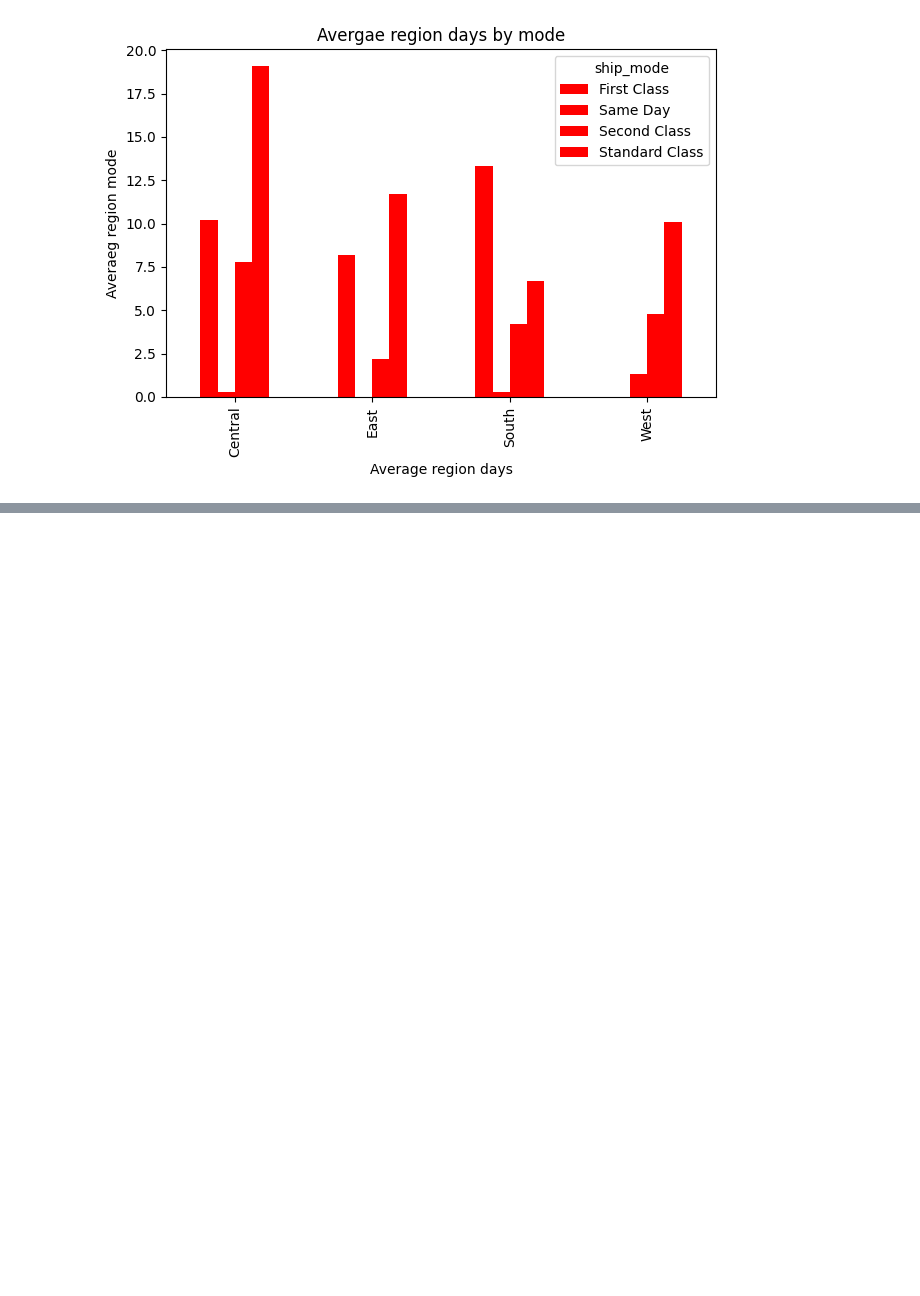
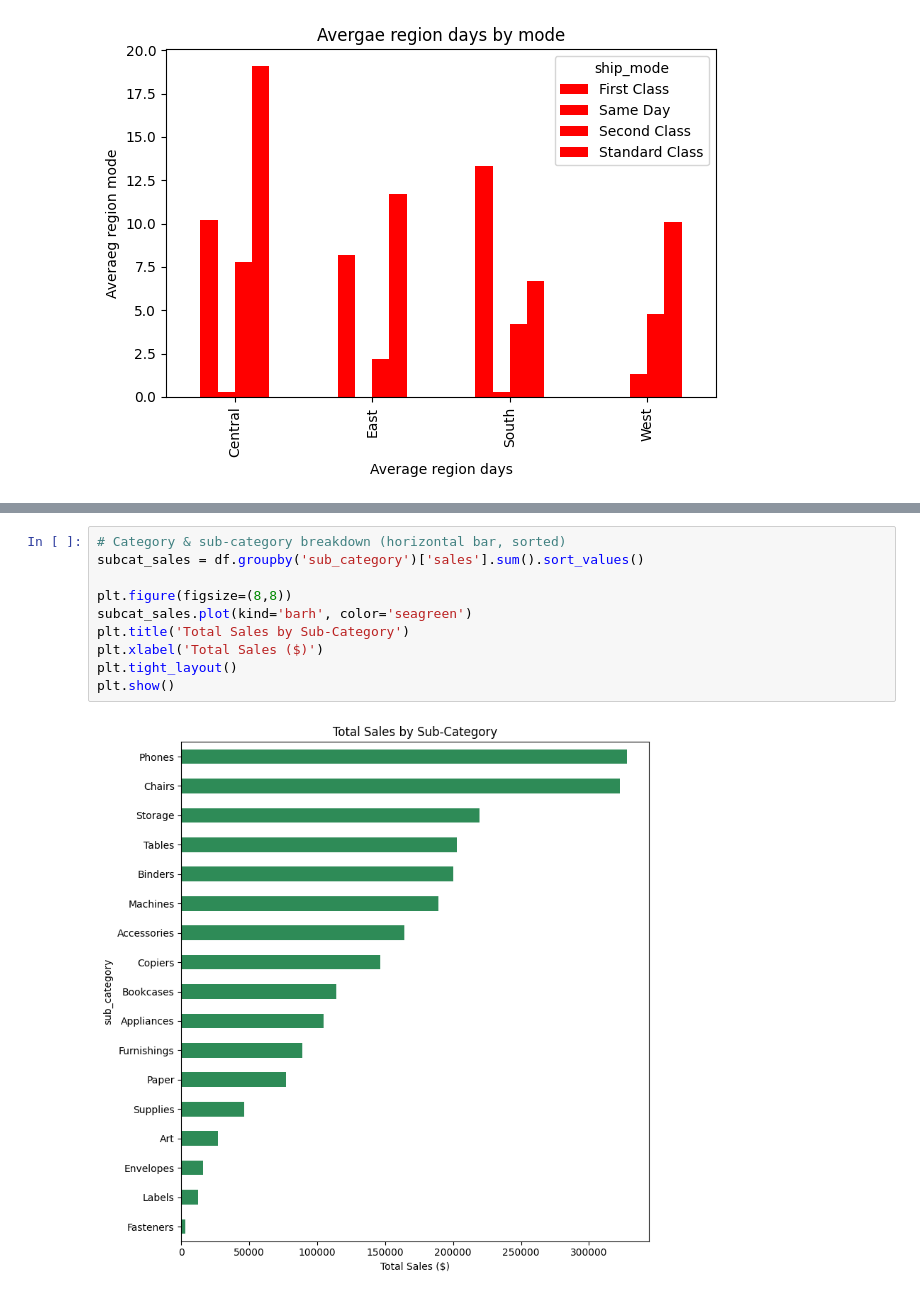
Before and after one commit to suzzzel5/Superstore-end-to-end-analysis, a Jupyter notebook: notebooks/data_analysis.ipynb, the cells around one changed output, grey strips where cells are left out. Saved outputs shown, nothing was run; the diff lists cells and outputs as text; blank space fills up the shorter version.

```diff
--- a/notebooks/data_analysis.ipynb
+++ b/notebooks/data_analysis.ipynb
@@ -344,0 +380,12 @@ plt.show()
+# %%
+# Category & sub-category breakdown (horizontal bar, sorted)
+subcat_sales = df.groupby('sub_category')['sales'].sum().sort_values()
+
+plt.figure(figsize=(8,8))
+subcat_sales.plot(kind='barh', color='seagreen')
+plt.title('Total Sales by Sub-Category')
+plt.xlabel('Total Sales ($)')
+plt.tight_layout()
+plt.show()
+# %% [output]
+[figure, added]
```
Also changed, not shown: parts of 5 cells of this notebook, 1 other file.
